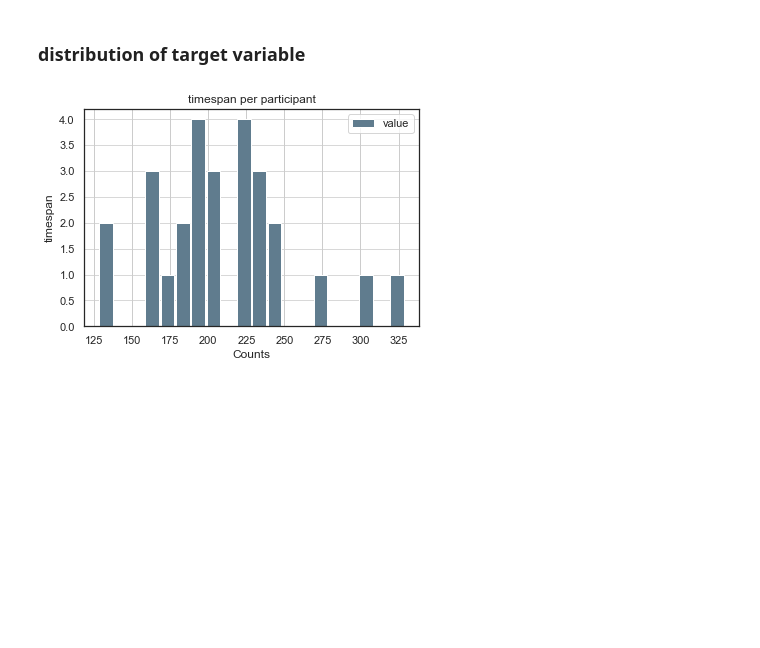
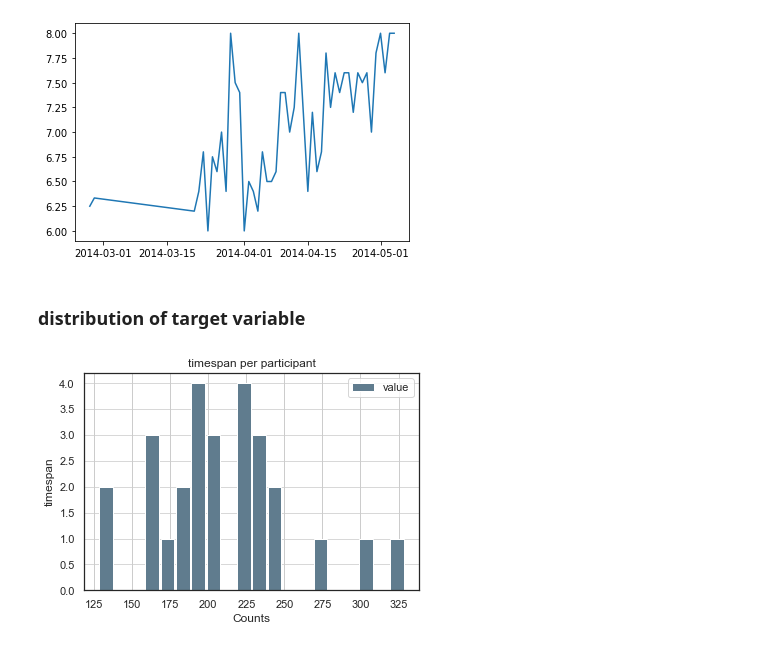
Before and after one commit to benplatten/DMT_A1, a Jupyter notebook: eda.ipynb, the cells around one changed output. Drawn from its saved outputs; the diff is of its cells as text; code cells hidden in the pictures; blank space fills up the shorter version.

```diff
--- a/eda.ipynb
+++ b/eda.ipynb
@@ -46,0 +89,3 @@ df = df[df['value'].notna()]
+# %%
+mood = mood[mood['id']=='AS14.01']
+mood.date
@@ -46,0 +110,10 @@ df = df[df['value'].notna()]
+# %%
+
+fig = plt.figure()
+ax = plt.axes()
+
+x = mood['date']
+y = mood['value'] #[mood['variable']=='mood']
+ax.plot(x, y);
+# %% [output]
+[figure, added]
```
Also changed, not shown: parts of 21 cells of this notebook, 3 other files.
